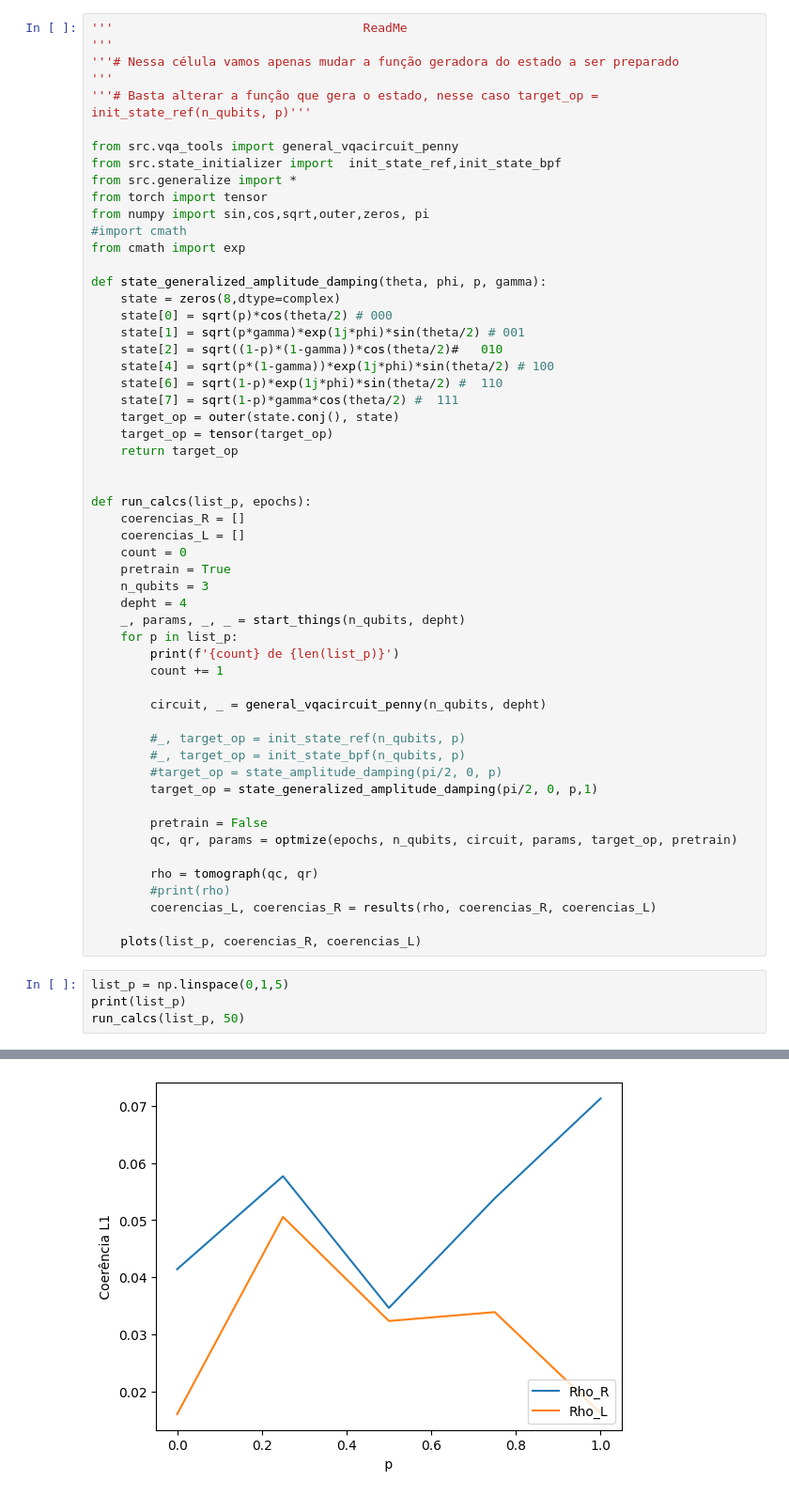
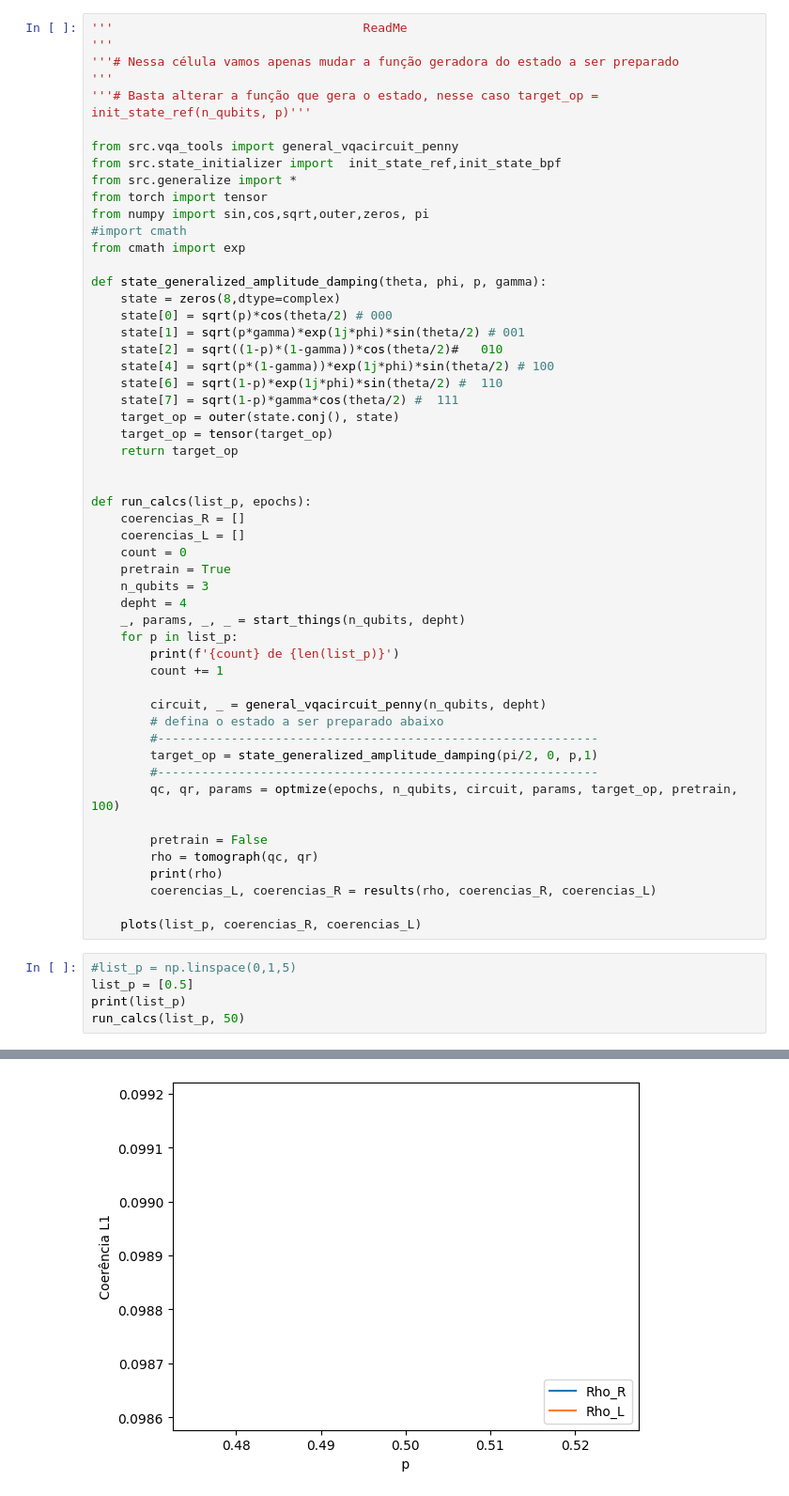
Before and after one commit to SchultzVV/Runtime-qiskit, a Jupyter notebook: generalized_amplitude_damping.ipynb, the cells around one changed output, grey strips where cells are left out. Shown at 94% size. Drawn from its saved outputs; the diff is of its cells as text.

```diff
--- a/generalized_amplitude_damping.ipynb
+++ b/generalized_amplitude_damping.ipynb
@@ -37,22 +37,21 @@ def run_calcs(list_p, epochs):
         count += 1
 
         circuit, _ = general_vqacircuit_penny(n_qubits, depht)
-
-        #_, target_op = init_state_ref(n_qubits, p)
-        #_, target_op = init_state_bpf(n_qubits, p)
-        #target_op = state_amplitude_damping(pi/2, 0, p)
+        # defina o estado a ser preparado abaixo
+        #------------------------------------------------------------
         target_op = state_generalized_amplitude_damping(pi/2, 0, p,1)
+        #------------------------------------------------------------
+        qc, qr, params = optmize(epochs, n_qubits, circuit, params, target_op, pretrain, 100)
 
         pretrain = False
-        qc, qr, params = optmize(epochs, n_qubits, circuit, params, target_op, pretrain)
-
         rho = tomograph(qc, qr)
-        #print(rho)
+        print(rho)
         coerencias_L, coerencias_R = results(rho, coerencias_R, coerencias_L)
 
     plots(list_p, coerencias_R, coerencias_L)
 # %%
-list_p = np.linspace(0,1,5)
+#list_p = np.linspace(0,1,5)
+list_p = [0.5]
 print(list_p)
 run_calcs(list_p, 50)
 # %% [output]
@@ -76 +68 @@ run_calcs(list_p, 50)
-[figure, old version]
+[figure, new version]
```
Also changed, not shown: parts of 1 cell of this notebook, 4 other files.
